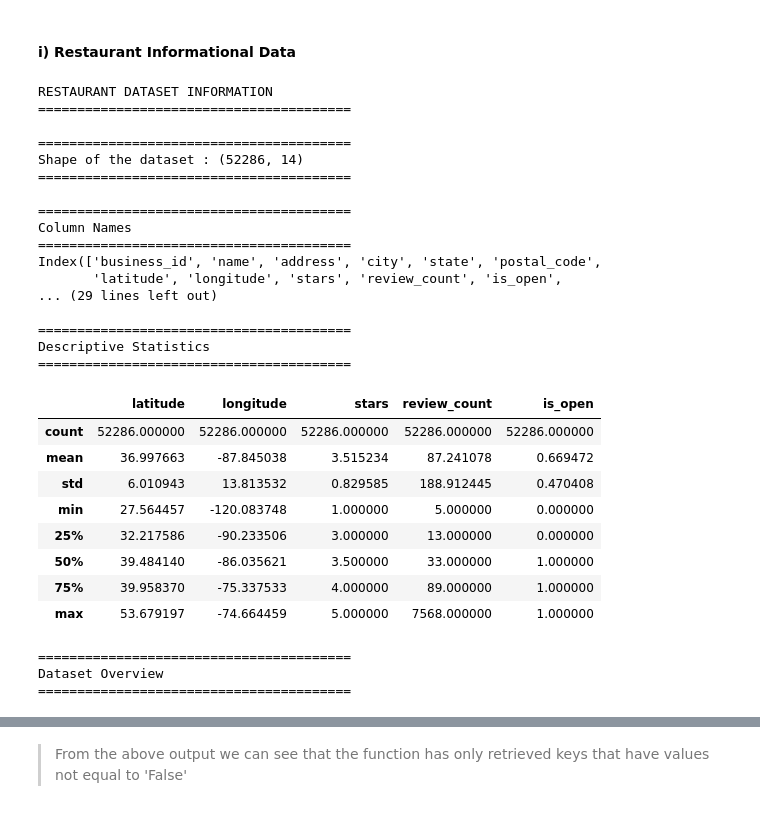
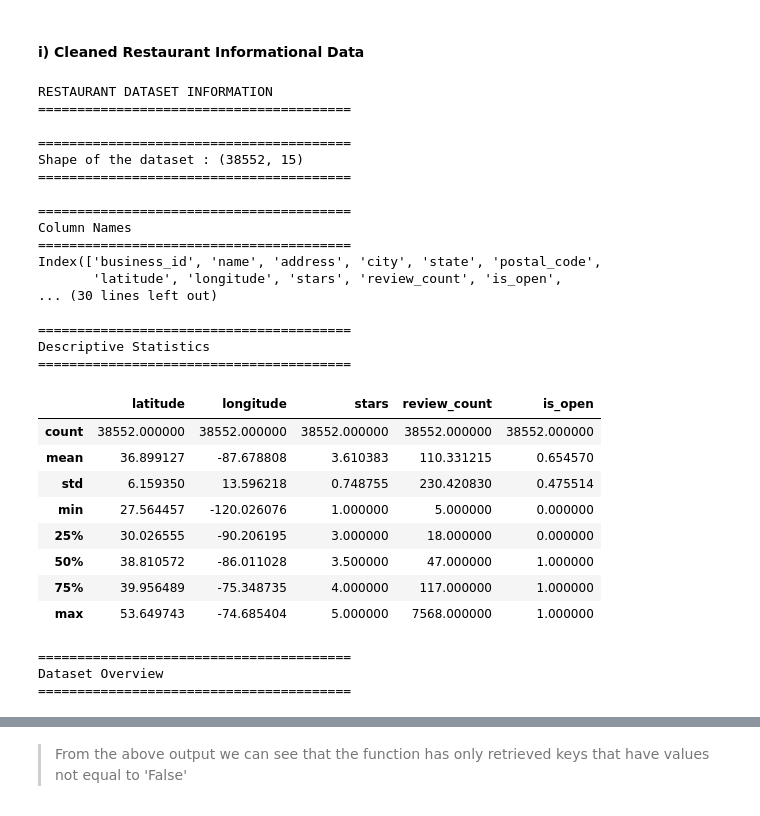
Before and after one commit to RonoHenry/Restaurant-Recommendation-System, a Jupyter notebook: Modelling.ipynb, the cells around one changed output, grey strips where cells are left out. Saved outputs shown, nothing was run; the diff lists cells and outputs as text; code cells hidden in the pictures.

```diff
--- a/Modelling.ipynb
+++ b/Modelling.ipynb
@@ -63,45 +45,45 @@ To enable the following instructions: AVX2 FMA, in other operations, rebuild Ten
 # %% [markdown]
-#### i) Restaurant Informational Data
+#### i) Cleaned Restaurant Informational Data
 # %%
 # Instantiate the DataLoader class
 loader= DataLoader()
 
 # Instantiate the DataInfo class
 summary= DataInfo()
 
 # Reading the restaurants csv file
-restaurant_data= loader.read_data("data/restaurants.csv")
+restaurant_data= loader.read_data("data/filtered_restaurants_data.csv")
 
 # Summary information on the restaurant df
 print(f'\nRESTAURANT DATASET INFORMATION\n' + '=='*20 + '\n')
 summary.info(restaurant_data)
 # %% [output]
 RESTAURANT DATASET INFORMATION
 ========================================
 
 ========================================
-Shape of the dataset : (52286, 14)
+Shape of the dataset : (38552, 15)
 ========================================
 
 ========================================
 Column Names
 ========================================
 Index(['business_id', 'name', 'address', 'city', 'state', 'postal_code',
        'latitude', 'longitude', 'stars', 'review_count', 'is_open',
-... (29 lines left out)
+... (30 lines left out)
 
 ========================================
 Descriptive Statistics
 ========================================
 |  | latitude | longitude | stars | review_count | is_open |
-| count | 52286.000000 | 52286.000000 | 52286.000000 | 52286.000000 | 52286.000000 |
-| mean | 36.997663 | -87.845038 | 3.515234 | 87.241078 | 0.669472 |
-| std | 6.010943 | 13.813532 | 0.829585 | 188.912445 | 0.470408 |
-| min | 27.564457 | -120.083748 | 1.000000 | 5.000000 | 0.000000 |
-| 25% | 32.217586 | -90.233506 | 3.000000 | 13.000000 | 0.000000 |
-| 50% | 39.484140 | -86.035621 | 3.500000 | 33.000000 | 1.000000 |
-| 75% | 39.958370 | -75.337533 | 4.000000 | 89.000000 | 1.000000 |
-| max | 53.679197 | -74.664459 | 5.000000 | 7568.000000 | 1.000000 |
+| count | 38552.000000 | 38552.000000 | 38552.000000 | 38552.000000 | 38552.000000 |
+| mean | 36.899127 | -87.678808 | 3.610383 | 110.331215 | 0.654570 |
+| std | 6.159350 | 13.596218 | 0.748755 | 230.420830 | 0.475514 |
+| min | 27.564457 | -120.026076 | 1.000000 | 5.000000 | 0.000000 |
+| 25% | 30.026555 | -90.206195 | 3.000000 | 18.000000 | 0.000000 |
+| 50% | 38.810572 | -86.011028 | 3.500000 | 47.000000 | 1.000000 |
+| 75% | 39.956489 | -75.348735 | 4.000000 | 117.000000 | 1.000000 |
+| max | 53.649743 | -74.685404 | 5.000000 | 7568.000000 | 1.000000 |
 ========================================
 Dataset Overview
 ========================================
```
Also changed, not shown: parts of 25 cells of this notebook.
